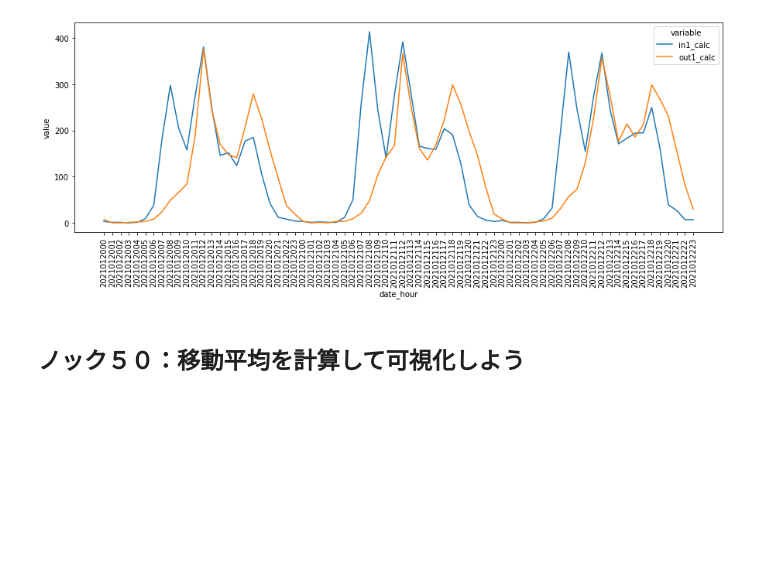
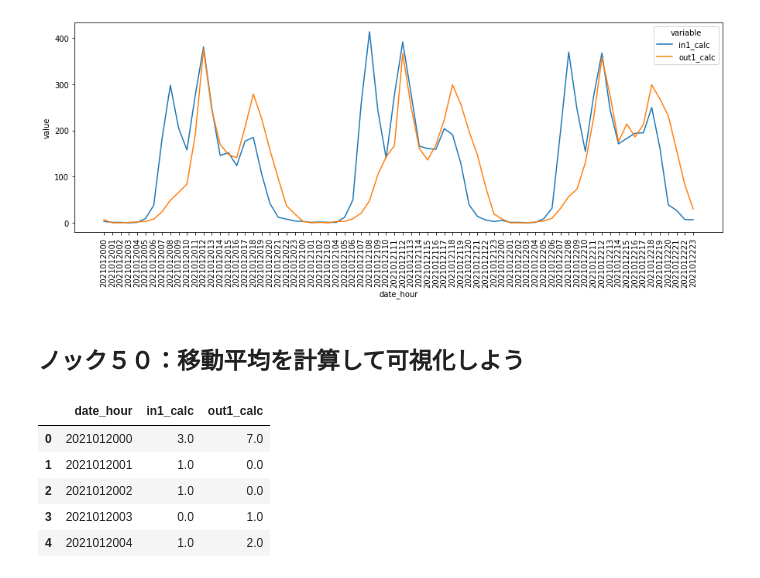
Before and after one commit to winuim/python-process-visualization-100, a Jupyter notebook: chapter-3/src/chapter-3.ipynb, the cells around one changed output. Cells and saved outputs as stored; diff of their text form; code cells hidden in the pictures; blank space fills up the shorter version.

```diff
--- a/chapter-3/src/chapter-3.ipynb
+++ b/chapter-3/src/chapter-3.ipynb
@@ -404,3 +404,13 @@ sns.lineplot(x=viz_data["date_hour"], y=viz_data["value"], hue=viz_data["variabl
 [figure]
 # %% [markdown]
 ## ノック５０：移動平均を計算して可視化しよう
+# %%
+viz_data = data_analytics[["date_hour", "in1_calc", "out1_calc"]].groupby("date_hour", as_index=False).sum()
+viz_data.head()
+# %% [output]
+|  | date_hour | in1_calc | out1_calc |
+| 0 | 2021012000 | 3.0 | 7.0 |
+| 1 | 2021012001 | 1.0 | 0.0 |
+| 2 | 2021012002 | 1.0 | 0.0 |
+| 3 | 2021012003 | 0.0 | 1.0 |
+| 4 | 2021012004 | 1.0 | 2.0 |
```
Also changed, not shown: parts of 2 cells of this notebook.
